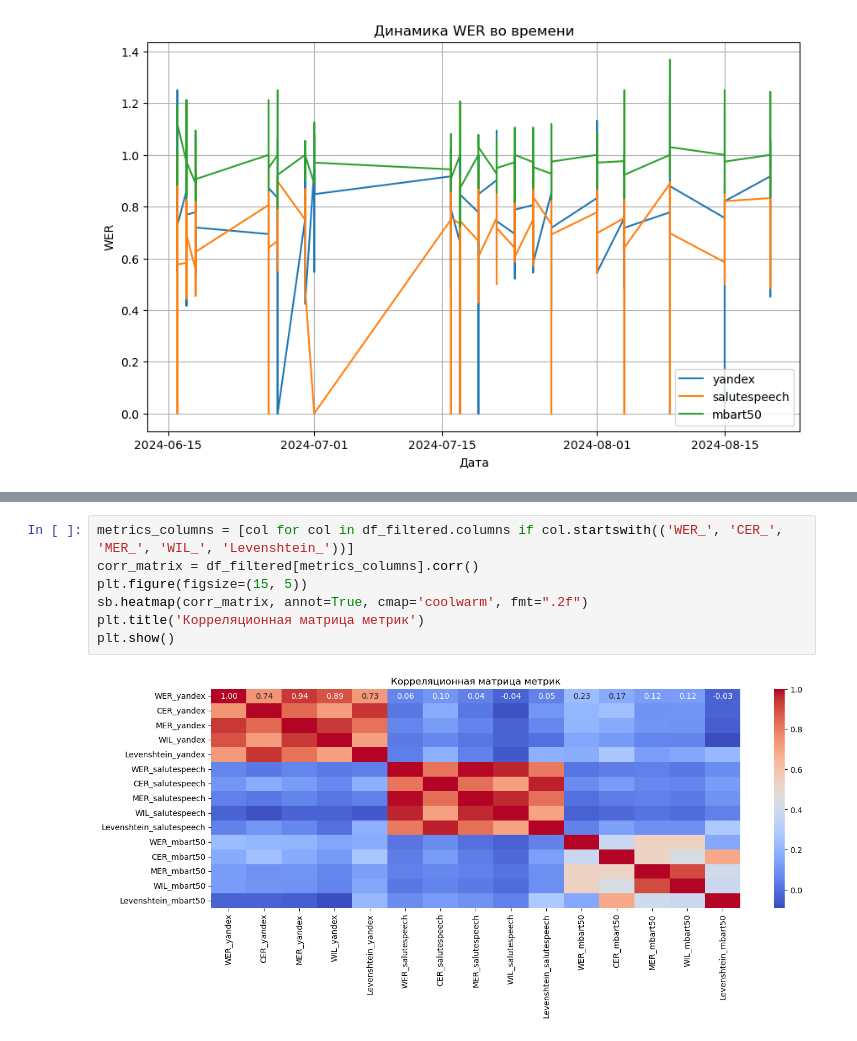
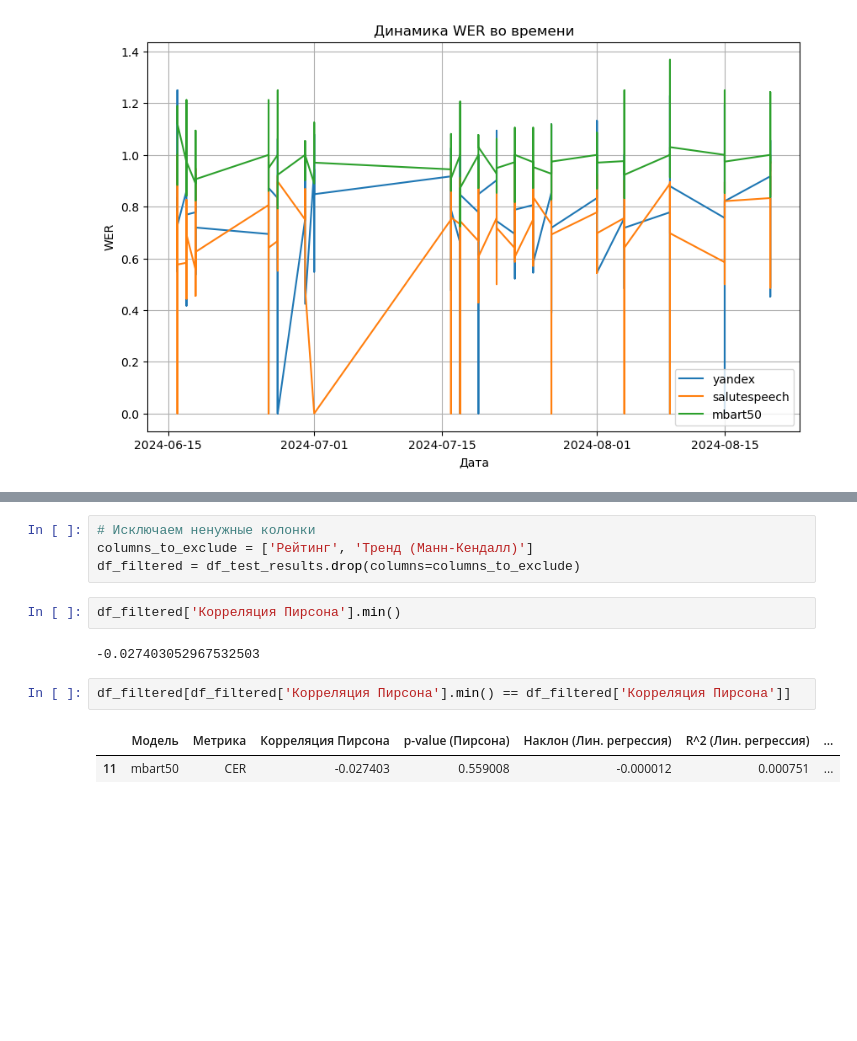
Before and after one commit to RedAlexDad/SpeechTraining, a Jupyter notebook: research/sentense/research.ipynb, the cells around one changed output, grey strips where cells are left out. Drawn from its saved outputs; the diff is of its cells as text; blank space fills up the shorter version.

```diff
--- a/research/sentense/research.ipynb
+++ b/research/sentense/research.ipynb
@@ -658,9 +652,13 @@ KeyError: 'WER_yandex'
-# %%
-metrics_columns = [col for col in df_filtered.columns if col.startswith(('WER_', 'CER_', 'MER_', 'WIL_', 'Levenshtein_'))]
-corr_matrix = df_filtered[metrics_columns].corr()
-plt.figure(figsize=(15, 5))
-sb.heatmap(corr_matrix, annot=True, cmap='coolwarm', fmt=".2f")
-plt.title('Корреляционная матрица метрик')
-plt.show()
-# %% [output]
-[figure, removed]
+# %%
+# Исключаем ненужные колонки
+columns_to_exclude = ['Рейтинг', 'Тренд (Манн-Кендалл)']
+df_filtered = df_test_results.drop(columns=columns_to_exclude)
+# %%
+df_filtered['Корреляция Пирсона'].min()
+# %% [output]
+-0.027403052967532503
+# %%
+df_filtered[df_filtered['Корреляция Пирсона'].min() == df_filtered['Корреляция Пирсона']]
+# %% [output]
+|  | Модель | Метрика | Корреляция Пирсона | p-value (Пирсона) | Наклон (Лин. регрессия) | R^2 (Лин. регрессия) | ... |
+| 11 | mbart50 | CER | -0.027403 | 0.559008 | -0.000012 | 0.000751 | ... |
```
Also changed, not shown: parts of 16 cells of this notebook, 14 other files.
